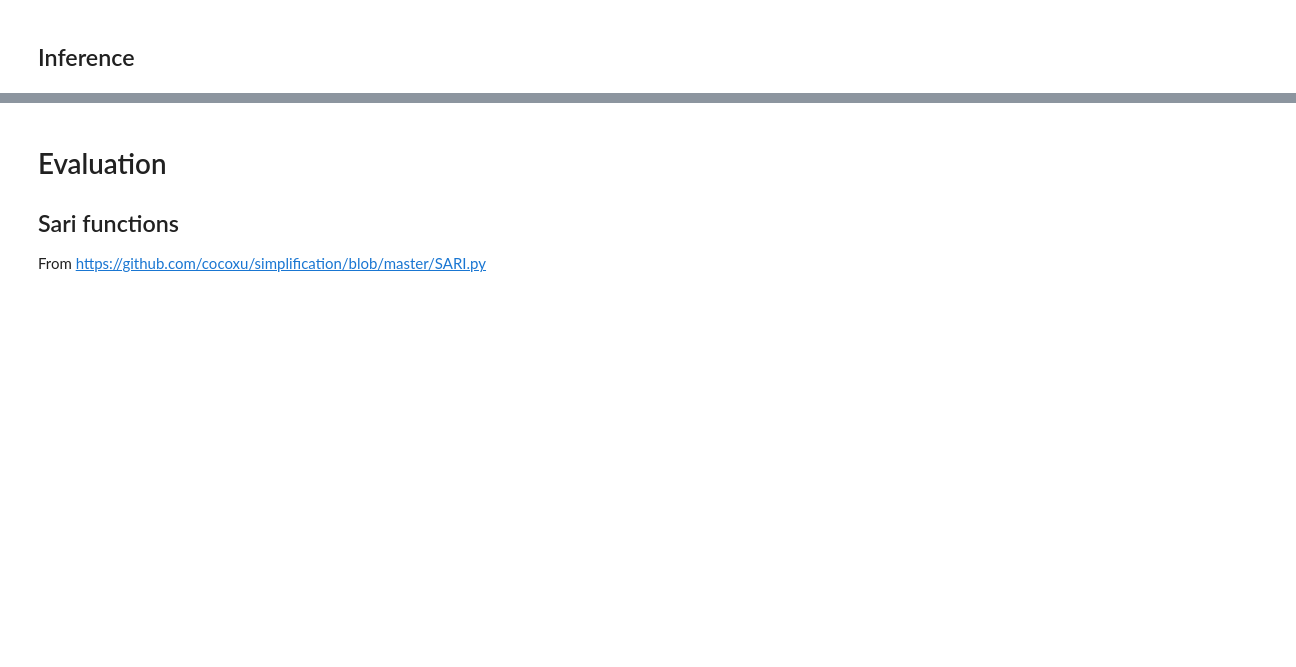
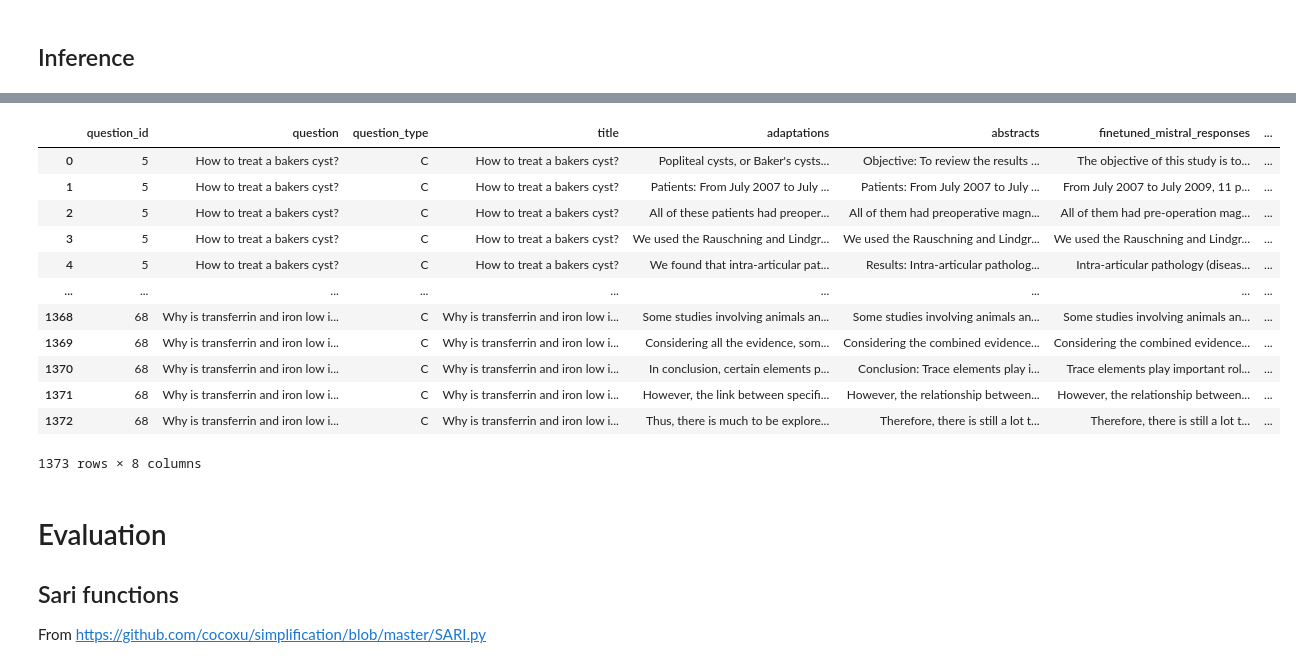
Before and after one commit to Talida-M/BIO_NLP_PLABA_2023, a Jupyter notebook: eval_sari_v2.ipynb, the cells around one changed output, grey strips where cells are left out. Cells and saved outputs as stored; diff of their text form; code cells hidden in the pictures; blank space fills up the shorter version.

Commit message:
added test outputs

```diff
--- a/eval_sari_v2.ipynb
+++ b/eval_sari_v2.ipynb
@@ -287,10 +308,10 @@ tokenizer.save_pretrained(DATA_PATH + "lora/lora_model_3")
 ## Inference
 # %%
 # Loading the model, change to True when loading. Be sure to have the lora_model folder in DATA_PATH
-if False:
+if True:
     from unsloth import FastLanguageModel
     model, tokenizer = FastLanguageModel.from_pretrained(
-        model_name = DATA_PATH + "/lora_model", # YOUR MODEL YOU USED FOR TRAINING
+        model_name = DATA_PATH + "/lora/lora_model_5_full", # YOUR MODEL YOU USED FOR TRAINING
         max_seq_length = max_seq_length,
         dtype = dtype,
         load_in_4bit = load_in_4bit,
@@ -315,8 +343,11 @@ def mistral_inference(model, tokenizer, input):
     decoded_output = tokenizer.batch_decode(outputs, skip_special_tokens=True)[0]
 
     #Extract the response part
-    response = decoded_output[decoded_output.find("### Output:")+len("### Output:"):decoded_output.find("### Explanation")].strip()
-    print(input)
+    # response = decoded_output[decoded_output.find("### Response:")+len("### Response:"):decoded_output.find("### Explanation")].strip()
+    # print(input)
+    response_start = decoded_output.find("### Response:") + len("### Response:")
+    response = decoded_output[response_start:].strip()
+
     print(response)
     return response
 # %% [output]
@@ -332,0 +361,7 @@ We used a special camera to image the macular region and measure retinal thickne
+# %%
+from tqdm import tqdm
+
+finetune_responses = []
+base_model_finetune_responses = []
+for abstract in tqdm(dfs['test']['abstracts']):
+    base_model_finetune_responses.append(mistral_inference(base_model, base_tokenizer, abstract))
@@ -332,0 +382,18 @@ We used a special camera to image the macular region and measure retinal thickne
+# %%
+dfs['test']['base_model_finetune_responses'] = base_model_finetune_responses
+# %%
+dfs['test']
+# %% [output]
+|  | question_id | question | question_type | title | adaptations | abstracts | finetuned_mistral_responses | ... |
+| 0 | 5 | How to treat a bakers cyst? | C | How to treat a bakers cyst? | Popliteal cysts, or Baker's cysts... | Objective: To review the results ... | The objective of this study is to... | ... |
+| 1 | 5 | How to treat a bakers cyst? | C | How to treat a bakers cyst? | Patients: From July 2007 to July ... | Patients: From July 2007 to July ... | From July 2007 to July 2009, 11 p... | ... |
+| 2 | 5 | How to treat a bakers cyst? | C | How to treat a bakers cyst? | All of these patients had preoper... | All of them had preoperative magn... | All of them had pre-operation mag... | ... |
+| 3 | 5 | How to treat a bakers cyst? | C | How to treat a bakers cyst? | We used the Rauschning and Lindgr... | We used the Rauschning and Lindgr... | We used the Rauschning and Lindgr... | ... |
+| 4 | 5 | How to treat a bakers cyst? | C | How to treat a bakers cyst? | We found that intra-articular pat... | Results: Intra-articular patholog... | Intra-articular pathology (diseas... | ... |
+| ... | ... | ... | ... | ... | ... | ... | ... | ... |
+| 1368 | 68 | Why is transferrin and iron low i... | C | Why is transferrin and iron low i... | Some studies involving animals an... | Some studies involving animals an... | Some studies involving animals an... | ... |
+| 1369 | 68 | Why is transferrin and iron low i... | C | Why is transferrin and iron low i... | Considering all the evidence, som... | Considering the combined evidence... | Considering the combined evidence... | ... |
+| 1370 | 68 | Why is transferrin and iron low i... | C | Why is transferrin and iron low i... | In conclusion, certain elements p... | Conclusion: Trace elements play i... | Trace elements play important rol... | ... |
+| 1371 | 68 | Why is transferrin and iron low i... | C | Why is transferrin and iron low i... | However, the link between specifi... | However, the relationship between... | However, the relationship between... | ... |
+| 1372 | 68 | Why is transferrin and iron low i... | C | Why is transferrin and iron low i... | Thus, there is much to be explore... | Therefore, there is still a lot t... | Therefore, there is still a lot t... | ... |
+1373 rows × 8 columns
```
Also changed, not shown: parts of 16 cells of this notebook.
